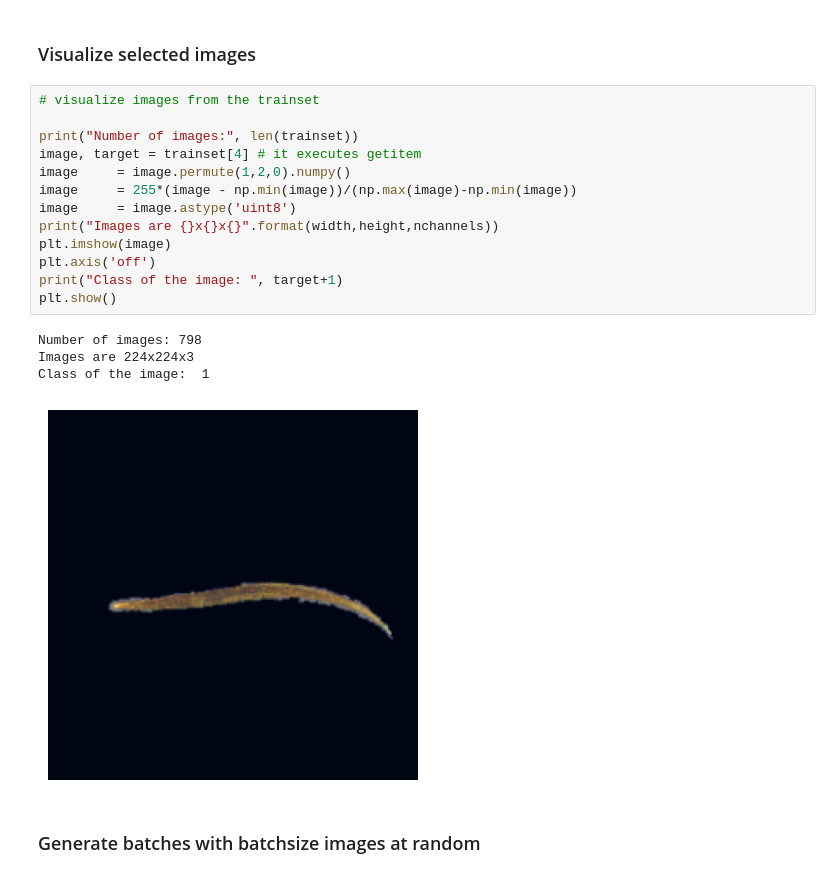
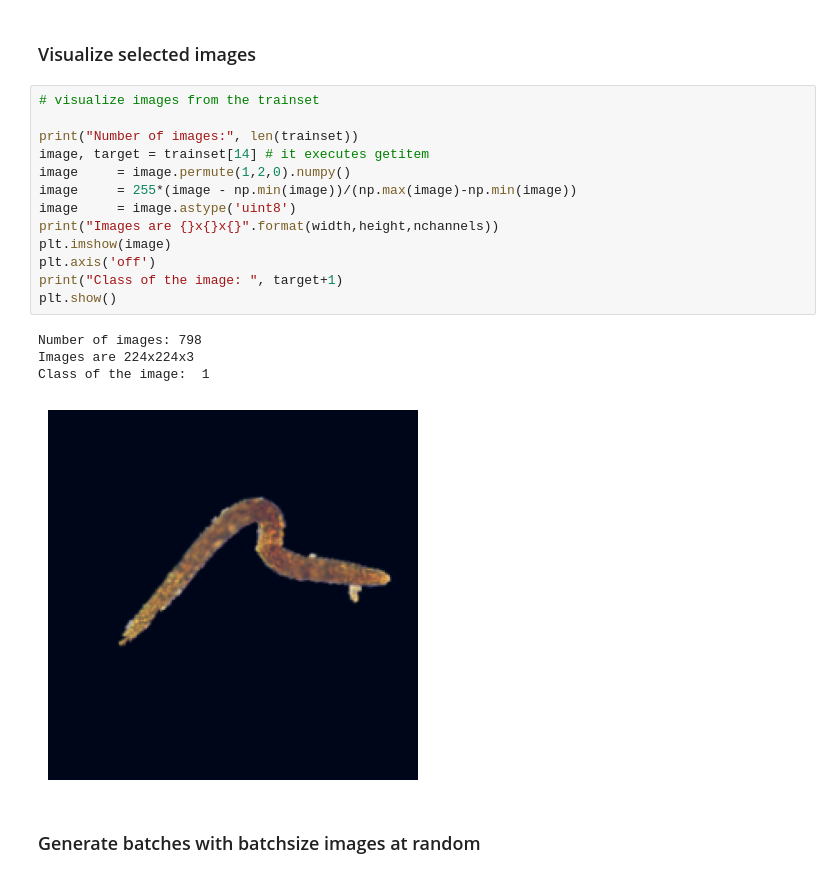
Before and after one commit to kdunorat/CNN-larvae, a Jupyter notebook: cnn_larvae.ipynb, the cells around one changed output. Cells and saved outputs as stored; diff of their text form.

```diff
--- a/cnn_larvae.ipynb
+++ b/cnn_larvae.ipynb
@@ -123,21 +123,21 @@ testset  = ImageDataset(testset, prep)
 # %%
 # visualize images from the trainset
 
 print("Number of images:", len(trainset))
-image, target = trainset[4] # it executes getitem
+image, target = trainset[14] # it executes getitem
 image     = image.permute(1,2,0).numpy()
 image     = 255*(image - np.min(image))/(np.max(image)-np.min(image))
 image     = image.astype('uint8')
 print("Images are {}x{}x{}".format(width,height,nchannels))
 plt.imshow(image)
 plt.axis('off')
 print("Class of the image: ", target+1)
 plt.show()
 # %% [output]
 Number of images: 798
 Images are 224x224x3
 Class of the image:  1
-[figure, old version]
+[figure, new version]
 # %% [markdown]
 ### Generate batches with batchsize images at random
 # %%
```
Also changed, not shown: parts of 12 cells of this notebook.
